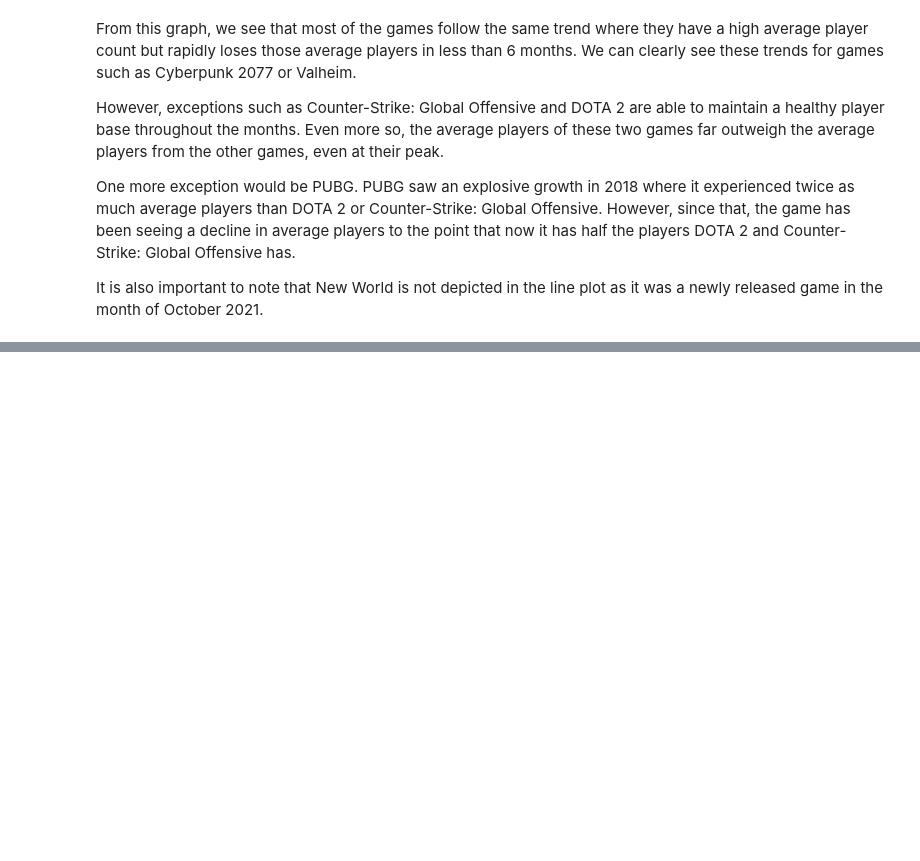
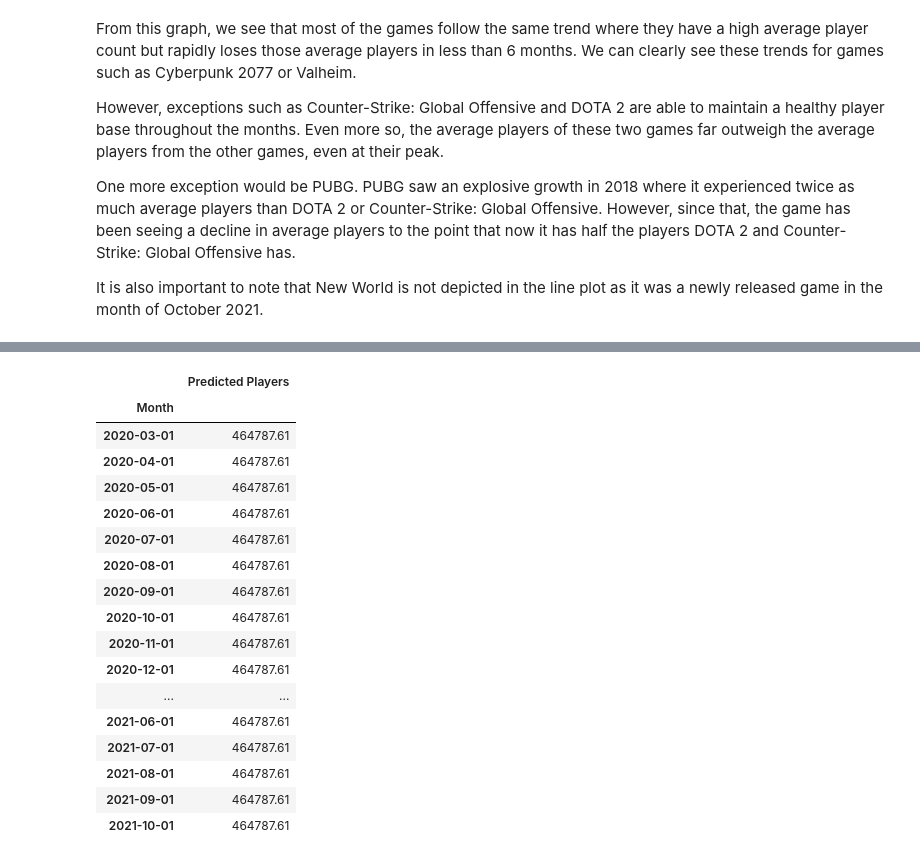
Before and after one commit to bryan9898/1015, a Jupyter notebook: Question 1/Question 1.ipynb, the cells around one changed output, grey strips where cells are left out. Saved outputs shown, nothing was run; the diff lists cells and outputs as text; code cells hidden in the pictures; blank space fills up the shorter version.

```diff
--- a/Question 1/Question 1.ipynb
+++ b/Question 1/Question 1.ipynb
@@ -286,0 +362,23 @@ It is also important to note that New World is not depicted in the line plot as
+# %%
+prediction = pd.DataFrame(model.predict(n_periods = 20), index=test.index)
+prediction.columns = ['Predicted Players']
+prediction
+# %% [output]
+|  | Predicted Players |
+| Month |  |
+| 2020-03-01 | 464787.61 |
+| 2020-04-01 | 464787.61 |
+| 2020-05-01 | 464787.61 |
+| 2020-06-01 | 464787.61 |
+| 2020-07-01 | 464787.61 |
+| 2020-08-01 | 464787.61 |
+| 2020-09-01 | 464787.61 |
+| 2020-10-01 | 464787.61 |
+| 2020-11-01 | 464787.61 |
+| 2020-12-01 | 464787.61 |
+| ... | ... |
+| 2021-06-01 | 464787.61 |
+| 2021-07-01 | 464787.61 |
+| 2021-08-01 | 464787.61 |
+| 2021-09-01 | 464787.61 |
+| 2021-10-01 | 464787.61 |
```
Also changed, not shown: parts of 9 cells of this notebook.
